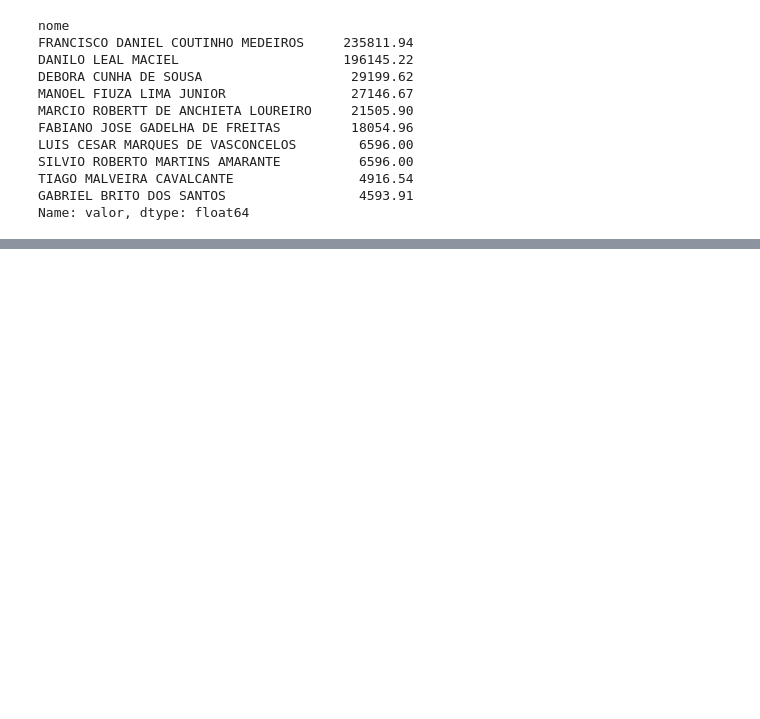
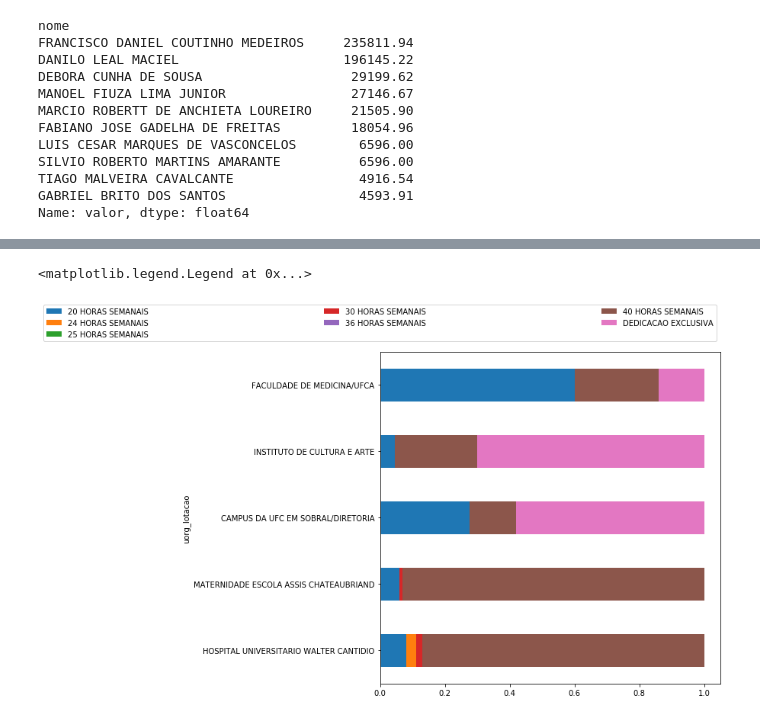
Before and after one commit to abevieiramota/course-python-data-analysis1, a Jupyter notebook: 00 - Exemplo.ipynb, the cells around one changed output, grey strips where cells are left out. Saved outputs shown, nothing was run; the diff lists cells and outputs as text; code cells hidden in the pictures; blank space fills up the shorter version.

```diff
--- a/00 - Exemplo.ipynb
+++ b/00 - Exemplo.ipynb
@@ -63,6 +63,8 @@ fcpc.head(3)
 | 0 | ***.000.103-** | REGILDA RODRIGUES DE SOUSA | ADIANTAMENTO PARA VIAGENS | 2213 - CT - UFC/FCPC - PROJETO PR... | 2010-11-22 | 240.0 | 2010.csv |
 | 1 | ***.000.103-** | REGILDA RODRIGUES DE SOUSA | ADIANTAMENTO PARA VIAGENS | 2213 - CT - UFC/FCPC - PROJETO PR... | 2010-10-15 | 180.0 | 2010.csv |
 | 2 | ***.000.103-** | REGILDA RODRIGUES DE SOUSA | ADIANTAMENTO PARA VIAGENS | 2213 - CT - UFC/FCPC - PROJETO PR... | 2010-08-18 | 180.0 | 2010.csv |
+# %%
+fcpc['data'] = pd.to_datetime(fcpc.data, format="%Y-%m-%d")
 # %%
 fcpc.describe()
 # %% [output]
@@ -184,7 +191,7 @@ ufc.groupby("uorg_exercicio").remuneracao_basica_bruta.apply(lambda g: g.max() -
 <matplotlib.axes._subplots.AxesSubplot at 0x...>
 [figure]
 # %%
-df = pd.merge(ufc, fcpc, left_on="nome", right_on="nome")
+df = pd.merge(ufc, fcpc, left_on = "nome", right_on = "nome", how = "outer", indicator = True)
 # %%
 df.shape
 # %% [output]
@@ -192 +206,3 @@ df.shape
+# %%
+fcpcufc = df[df._merge == "both"]
 # %%
@@ -248,0 +238,13 @@ df.groupby(['projeto', 'tipo_pagamento']).size().unstack().fillna(0).head(3)
+# %%
+pt = fcpcufc.pivot_table("nome", "uorg_lotacao", "jornada", aggfunc="count").fillna(0)
+
+count_subset = pt.loc[pt.sum(axis = 1).sort_values(ascending = False).index, :].head(5)
+
+normed_subset = count_subset.div(count_subset.sum(axis = 1), axis = 0)
+
+normed_subset.plot(kind = 'barh', stacked = True, figsize = (8, 8))
+
+plt.legend(bbox_to_anchor = (-1., 1.02, 2., .102), ncol = 3, mode = "expand", loc = 3)
+# %% [output]
+<matplotlib.legend.Legend at 0x...>
+[figure, added]
```
Also changed, not shown: parts of 17 cells of this notebook.
